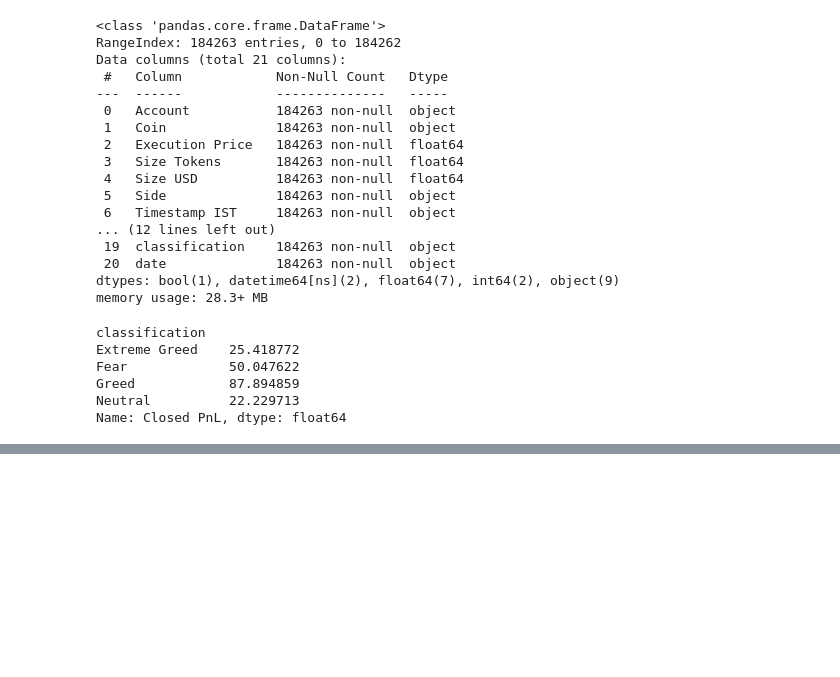
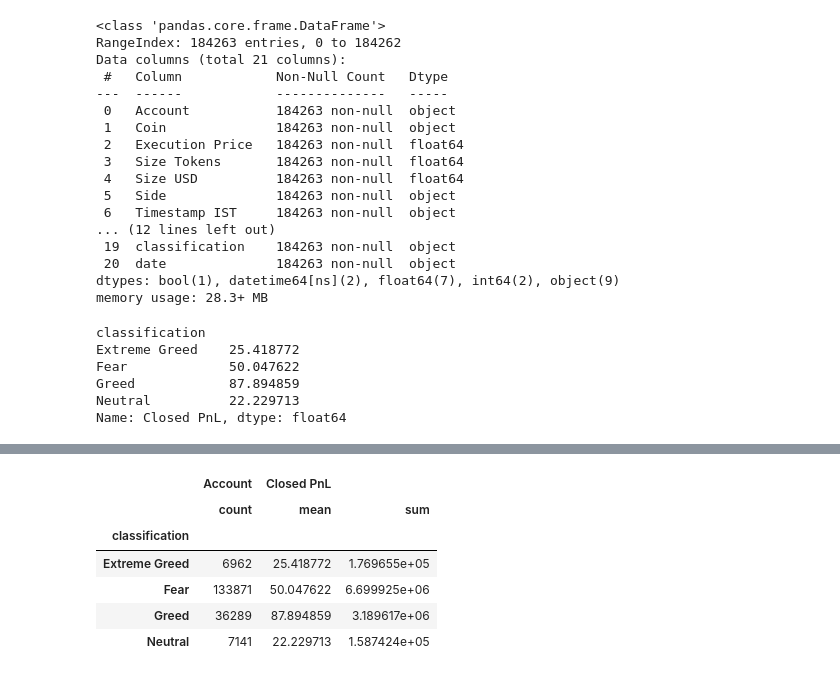
Before and after one commit to Sahibpreet-singh/Data-insight, a Jupyter notebook: main.ipynb, the cells around one changed output, grey strips where cells are left out. Cells and saved outputs as stored; diff of their text form; code cells hidden in the pictures; blank space fills up the shorter version.

```diff
--- a/main.ipynb
+++ b/main.ipynb
@@ -93,0 +153,17 @@ Name: Closed PnL, dtype: float64
+# %%
+test = merge_df.groupby(
+    "classification"
+).agg({
+    "Account": "count",
+    "Closed PnL": ["mean","sum"]
+})
+# %%
+test
+# %% [output]
+|  | Account | Closed PnL |  |
+|  | count | mean | sum |
+| classification |  |  |  |
+| Extreme Greed | 6962 | 25.418772 | 1.769655e+05 |
+| Fear | 133871 | 50.047622 | 6.699925e+06 |
+| Greed | 36289 | 87.894859 | 3.189617e+06 |
+| Neutral | 7141 | 22.229713 | 1.587424e+05 |
```
Also changed, not shown: parts of 22 cells of this notebook.
